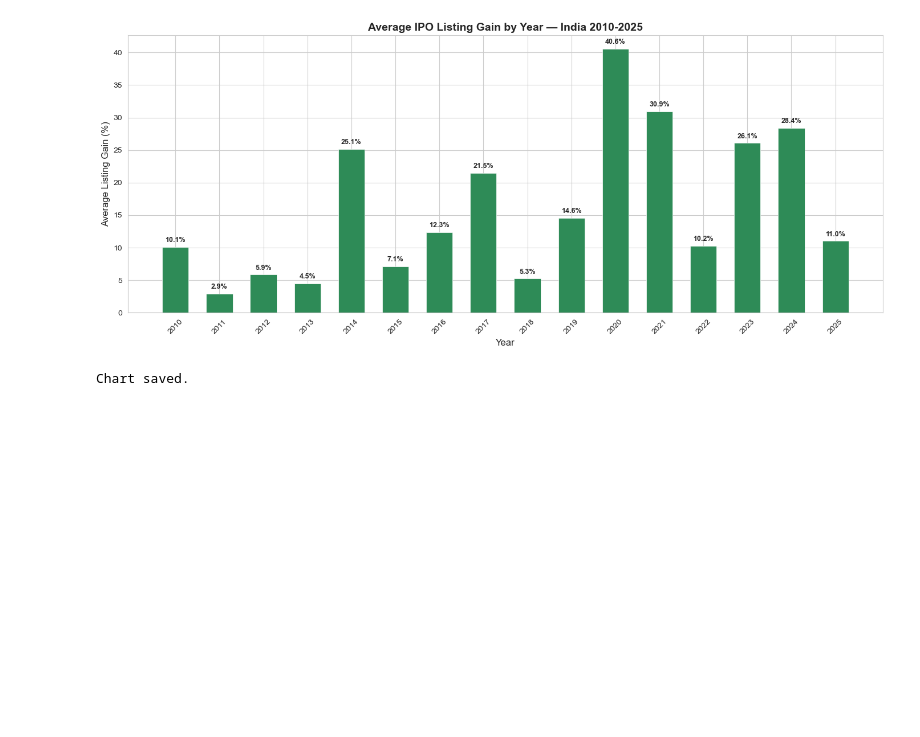
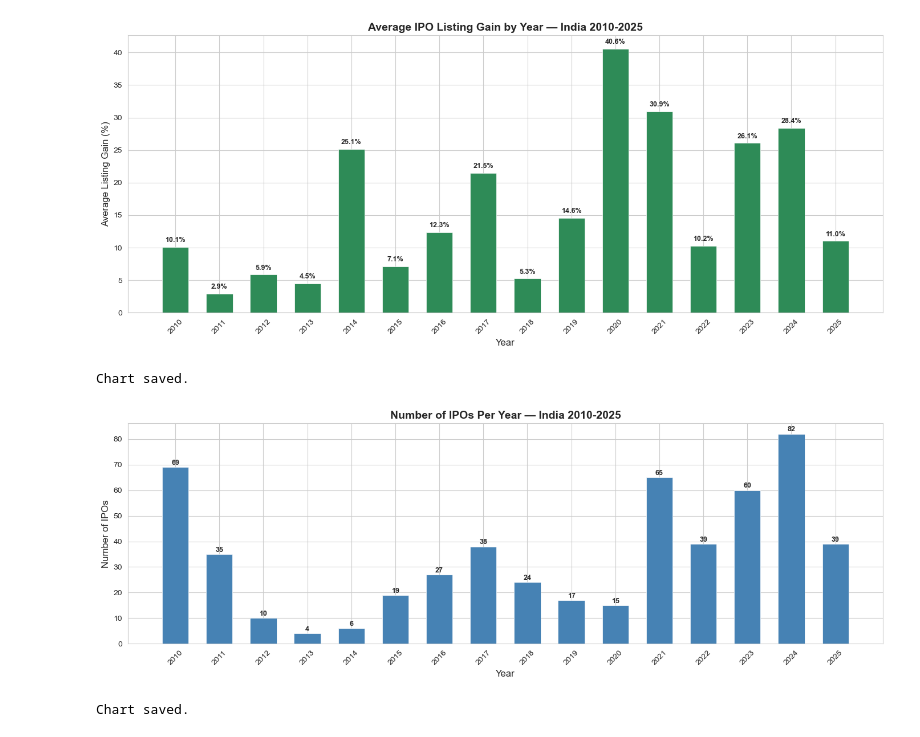
Before and after one commit to YousufAIML/ipo-performance-eda, a Jupyter notebook: notebooks/04_eda_yearwise_trend.ipynb, the cells around one changed output. Drawn from its saved outputs; the diff is of its cells as text; code cells hidden in the pictures; blank space fills up the shorter version.

Commit message:
EDA 4 Year-wise IPO performance and count

```diff
--- a/notebooks/04_eda_yearwise_trend.ipynb
+++ b/notebooks/04_eda_yearwise_trend.ipynb
@@ -79,3 +79,34 @@ print("Chart saved.")
 # %% [output]
 [figure]
 Chart saved.
+# %%
+fig, ax = plt.subplots(figsize=(14, 5))
+ax.bar(
+    yearly['Year'],
+    yearly['total_ipos'],
+    color='steelblue',
+    edgecolor='white',
+    linewidth=0.5,
+    width=0.6
+)
+for bar, val in zip(ax.patches, yearly['total_ipos']):
+    ax.text(
+        bar.get_x() + bar.get_width() / 2,
+        bar.get_height() + 0.3,
+        str(int(val)),
+        ha='center', va='bottom',
+        fontsize=9, fontweight='bold'
+    )
+ax.set_title('Number of IPOs Per Year — India 2010-2025',
+             fontsize=14, fontweight='bold')
+ax.set_xlabel('Year', fontsize=12)
+ax.set_ylabel('Number of IPOs', fontsize=12)
+ax.set_xticks(yearly['Year'])
+ax.set_xticklabels(yearly['Year'], rotation=45)
+plt.tight_layout()
+plt.savefig('../charts/06_yearwise_ipo_count.png', dpi=150)
+plt.show()
+print("Chart saved.")
+# %% [output]
+[figure, added]
+Chart saved.
```
Also changed, not shown: parts of 1 cell of this notebook, 1 other file.
